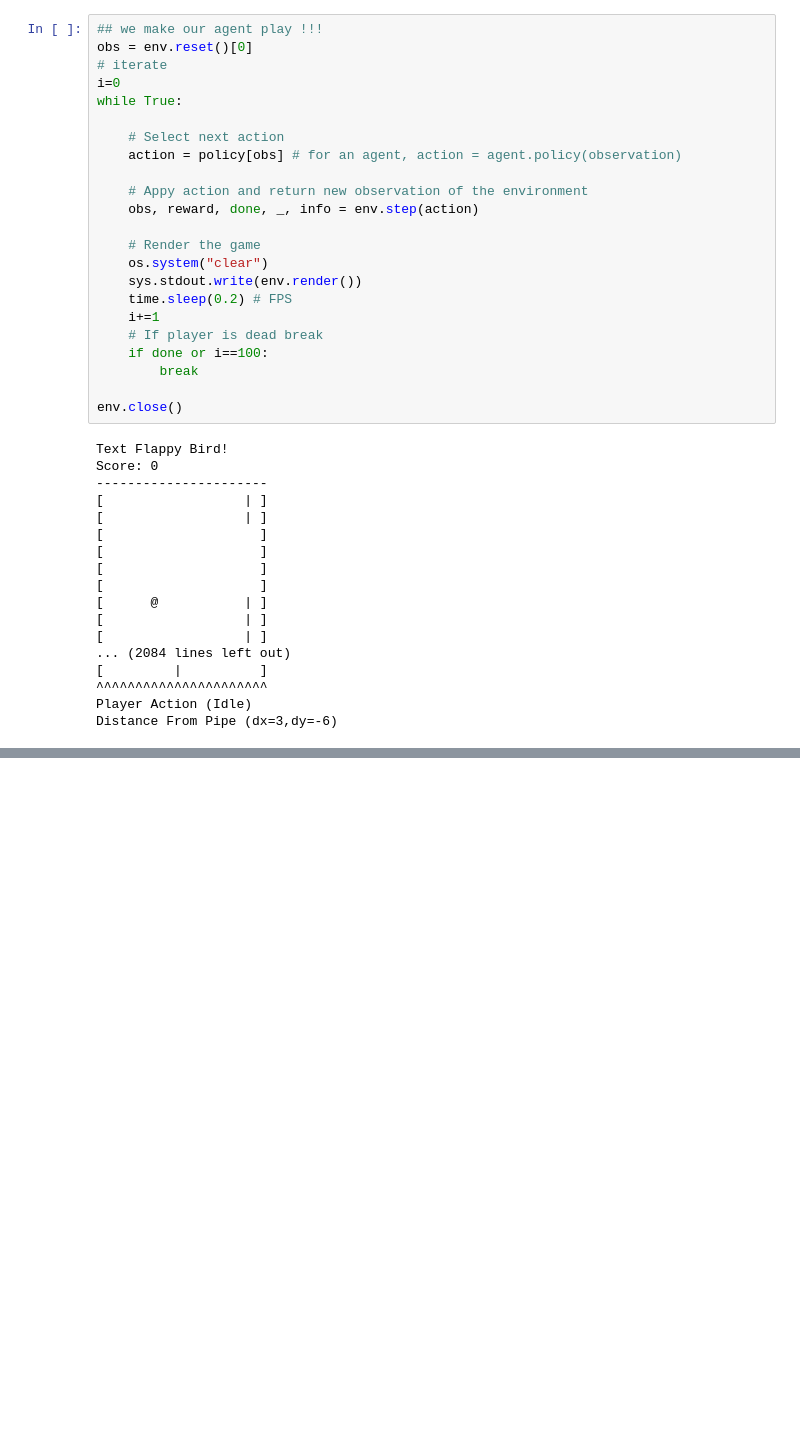
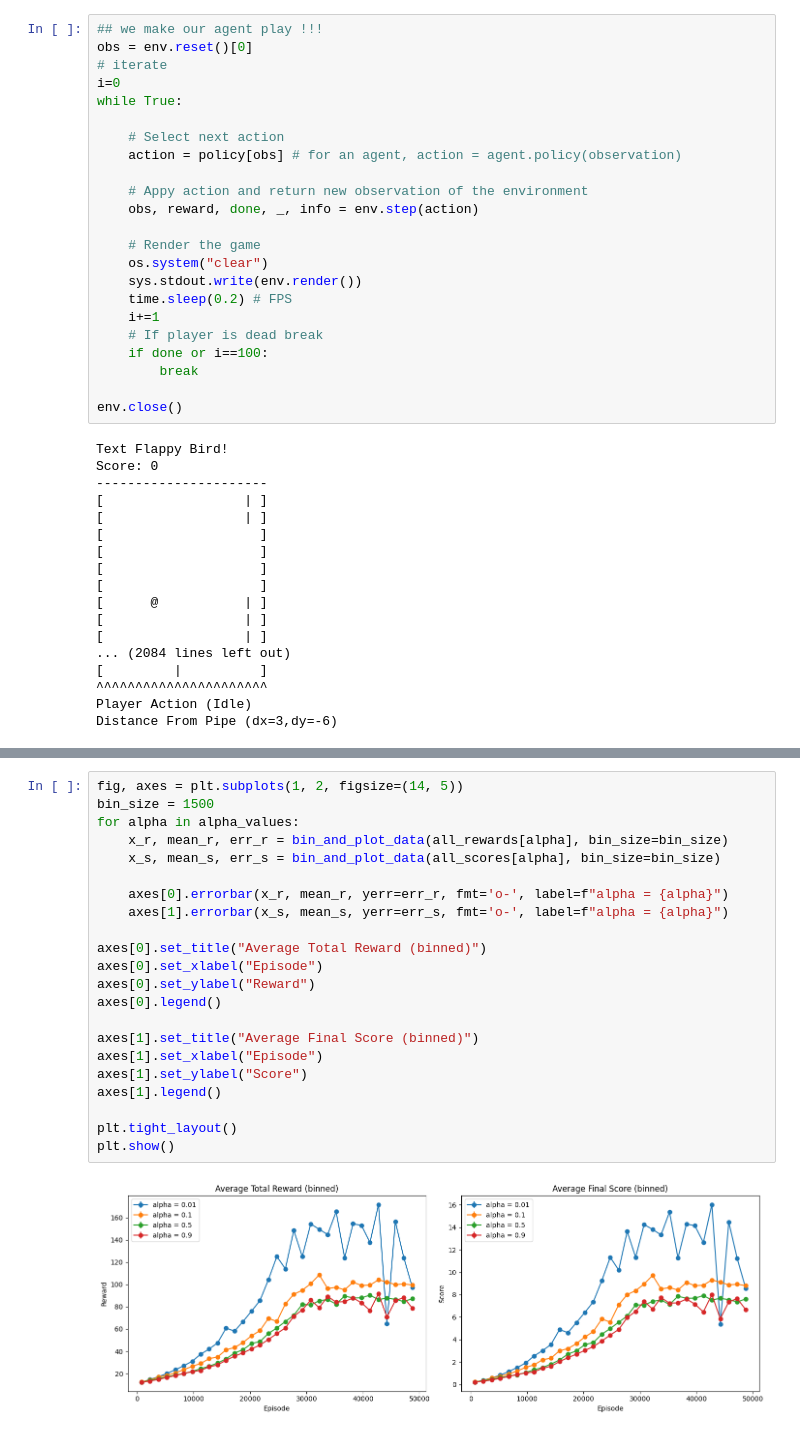
Before and after one commit to alex-b106/Reinforcement-Learning, a Jupyter notebook: Assignment/Assignment.ipynb, the cells around one changed output, grey strips where cells are left out. Drawn from its saved outputs; the diff is of its cells as text; blank space fills up the shorter version.

```diff
--- a/Assignment/Assignment.ipynb
+++ b/Assignment/Assignment.ipynb
@@ -327,0 +393,24 @@ Distance From Pipe (dx=3,dy=-6)
+# %%
+fig, axes = plt.subplots(1, 2, figsize=(14, 5))
+bin_size = 1500
+for alpha in alpha_values:
+    x_r, mean_r, err_r = bin_and_plot_data(all_rewards[alpha], bin_size=bin_size)
+    x_s, mean_s, err_s = bin_and_plot_data(all_scores[alpha], bin_size=bin_size)
+
+    axes[0].errorbar(x_r, mean_r, yerr=err_r, fmt='o-', label=f"alpha = {alpha}")
+    axes[1].errorbar(x_s, mean_s, yerr=err_s, fmt='o-', label=f"alpha = {alpha}")
+
+axes[0].set_title("Average Total Reward (binned)")
+axes[0].set_xlabel("Episode")
+axes[0].set_ylabel("Reward")
+axes[0].legend()
+
+axes[1].set_title("Average Final Score (binned)")
+axes[1].set_xlabel("Episode")
+axes[1].set_ylabel("Score")
+axes[1].legend()
+
+plt.tight_layout()
+plt.show()
+# %% [output]
+[figure, added]
```
Also changed, not shown: parts of 2 cells of this notebook.
